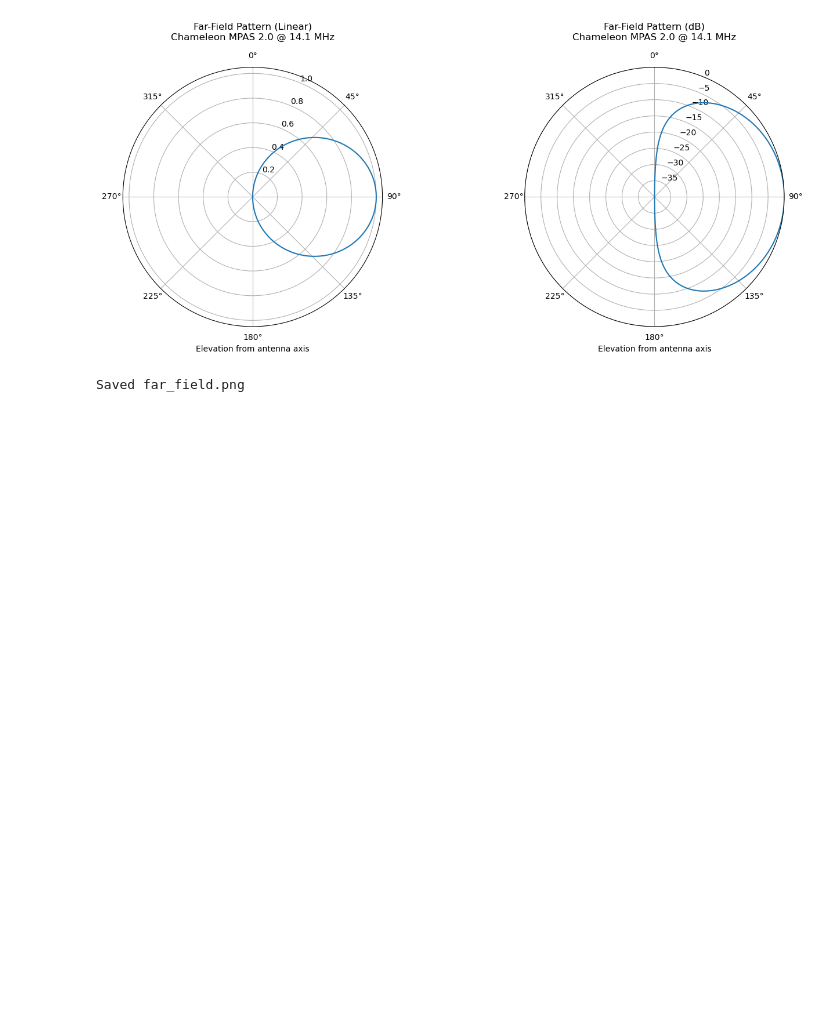
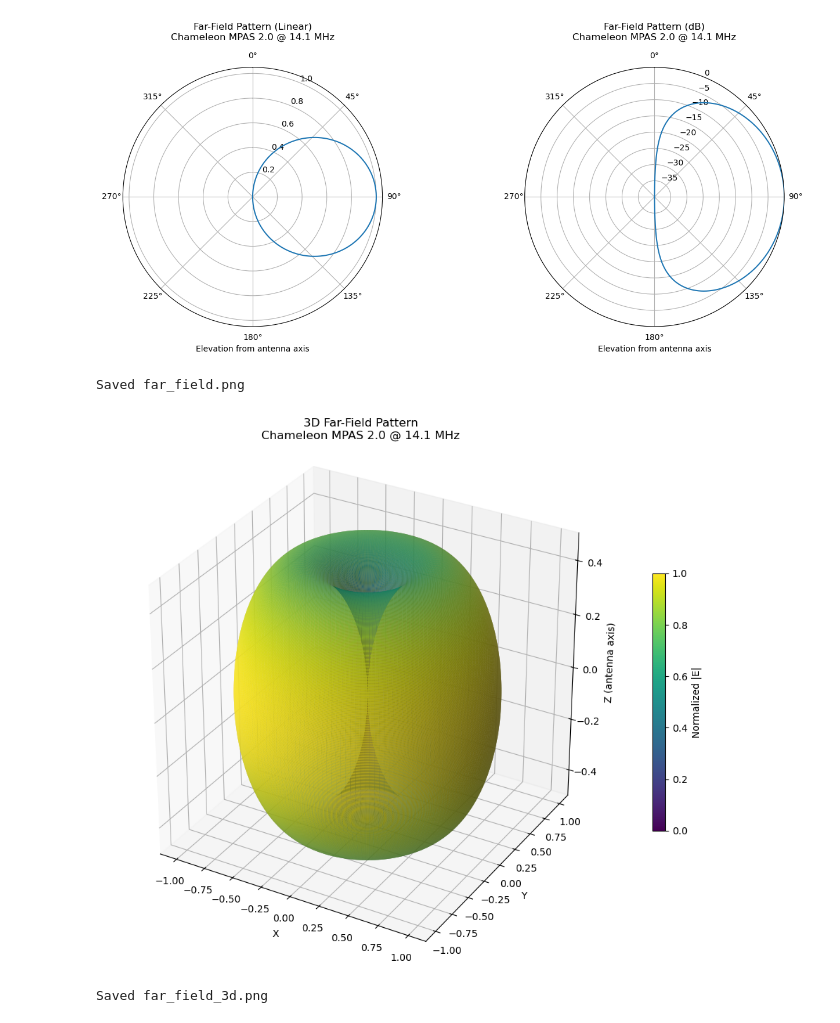
Before and after one commit to dunnderr/SimpleMoM, a Jupyter notebook: plot-e-field.ipynb, the cells around one changed output. Drawn from its saved outputs; the diff is of its cells as text; code cells hidden in the pictures; blank space fills up the shorter version.

```diff
--- a/plot-e-field.ipynb
+++ b/plot-e-field.ipynb
@@ -73,3 +73,38 @@ print("Saved far_field.png")
 # %% [output]
 [figure]
 Saved far_field.png
+# %%
+
+# 3D Far-Field Radiation Pattern (surface of revolution around z-axis)
+phi = np.linspace(0, 2 * np.pi, 360)
+THETA, PHI = np.meshgrid(theta, phi)
+
+R = np.tile(E_norm, (len(phi), 1))
+
+X = R * np.sin(THETA) * np.cos(PHI)
+Y = R * np.sin(THETA) * np.sin(PHI)
+Z = R * np.cos(THETA)
+
+fig = plt.figure(figsize=(10, 8))
+ax = fig.add_subplot(111, projection='3d')
+
+surf = ax.plot_surface(X, Y, Z, facecolors=plt.cm.viridis(R / R.max()),
+                       rstride=2, cstride=2, alpha=0.9, linewidth=0)
+
+ax.set_title('3D Far-Field Pattern\nChameleon MPAS 2.0 @ 14.1 MHz')
+ax.set_xlabel('X')
+ax.set_ylabel('Y')
+ax.set_zlabel('Z (antenna axis)')
+ax.set_box_aspect([1, 1, 1])
+
+m = plt.cm.ScalarMappable(cmap=plt.cm.viridis)
+m.set_array(E_norm)
+fig.colorbar(m, ax=ax, shrink=0.5, label='Normalized |E|')
+
+plt.tight_layout()
+plt.savefig('far_field_3d.png', dpi=150)
+plt.show()
+print("Saved far_field_3d.png")
+# %% [output]
+[figure, added]
+Saved far_field_3d.png
```
Also changed, not shown: 1 other file.
